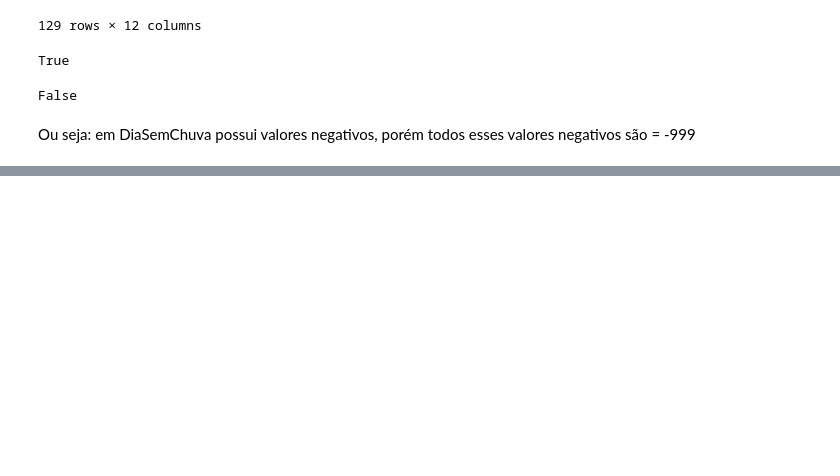
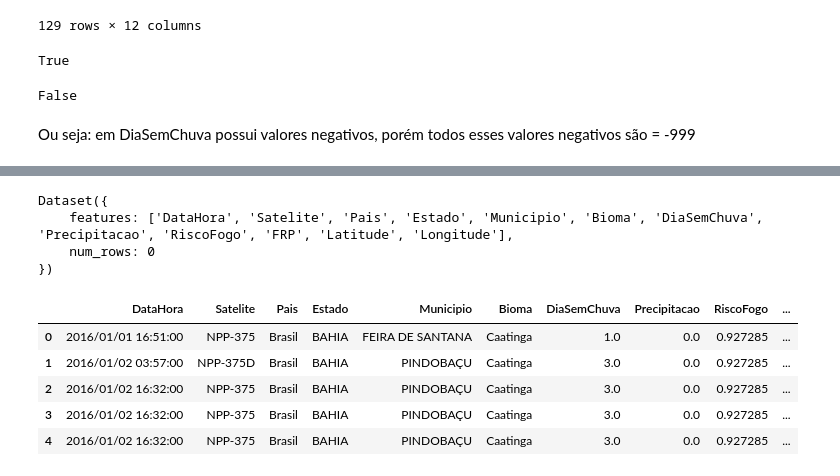
Before and after one commit to vincentbc23/Desafio-3_Zetta, a Jupyter notebook: Desafio3.ipynb, the cells around one changed output, grey strips where cells are left out. Drawn from its saved outputs; the diff is of its cells as text; code cells hidden in the pictures; blank space fills up the shorter version.

```diff
--- a/Desafio3.ipynb
+++ b/Desafio3.ipynb
@@ -291,0 +529,7 @@ grafico.show()
+# %%
+qtd_nulos_riscoFogo = len(df.filter(lambda x: x['RiscoFogo'] is None, num_proc=8))
+print(f"Total de valores nulos restantes na RiscoFogo: {qtd_nulos_riscoFogo}")
+
+df_conferencia = df.select_columns(['Bioma', 'RiscoFogo']).to_pandas()
+novas_medias = df_conferencia.groupby('Bioma')['RiscoFogo'].mean().to_dict()
+novas_medias
@@ -291,0 +545,23 @@ grafico.show()
+# %%
+df.filter(lambda x: x['RiscoFogo'] is not None and x['RiscoFogo'] < 0, num_proc=8)
+# %% [output]
+Dataset({
+    features: ['DataHora', 'Satelite', 'Pais', 'Estado', 'Municipio', 'Bioma', 'DiaSemChuva', 'Precipitacao', 'RiscoFogo', 'FRP', 'Latitude', 'Longitude'],
+    num_rows: 0
+})
+# %%
+media_caatinga = novas_medias['Caatinga']
+
+linhas_modificadas = df.filter(
+    lambda x: x['Bioma'] == 'Caatinga' and x['RiscoFogo'] == media_caatinga,
+    num_proc=8
+)
+
+linhas_modificadas.to_pandas().head()
+# %% [output]
+|  | DataHora | Satelite | Pais | Estado | Municipio | Bioma | DiaSemChuva | Precipitacao | RiscoFogo | ... |
+| 0 | 2016/01/01 16:51:00 | NPP-375 | Brasil | BAHIA | FEIRA DE SANTANA | Caatinga | 1.0 | 0.0 | 0.927285 | ... |
+| 1 | 2016/01/02 03:57:00 | NPP-375D | Brasil | BAHIA | PINDOBAÇU | Caatinga | 3.0 | 0.0 | 0.927285 | ... |
+| 2 | 2016/01/02 16:32:00 | NPP-375 | Brasil | BAHIA | PINDOBAÇU | Caatinga | 3.0 | 0.0 | 0.927285 | ... |
+| 3 | 2016/01/02 16:32:00 | NPP-375 | Brasil | BAHIA | PINDOBAÇU | Caatinga | 3.0 | 0.0 | 0.927285 | ... |
+| 4 | 2016/01/02 16:32:00 | NPP-375 | Brasil | BAHIA | PINDOBAÇU | Caatinga | 3.0 | 0.0 | 0.927285 | ... |
```
Also changed, not shown: parts of 40 cells of this notebook, 1 other file.
